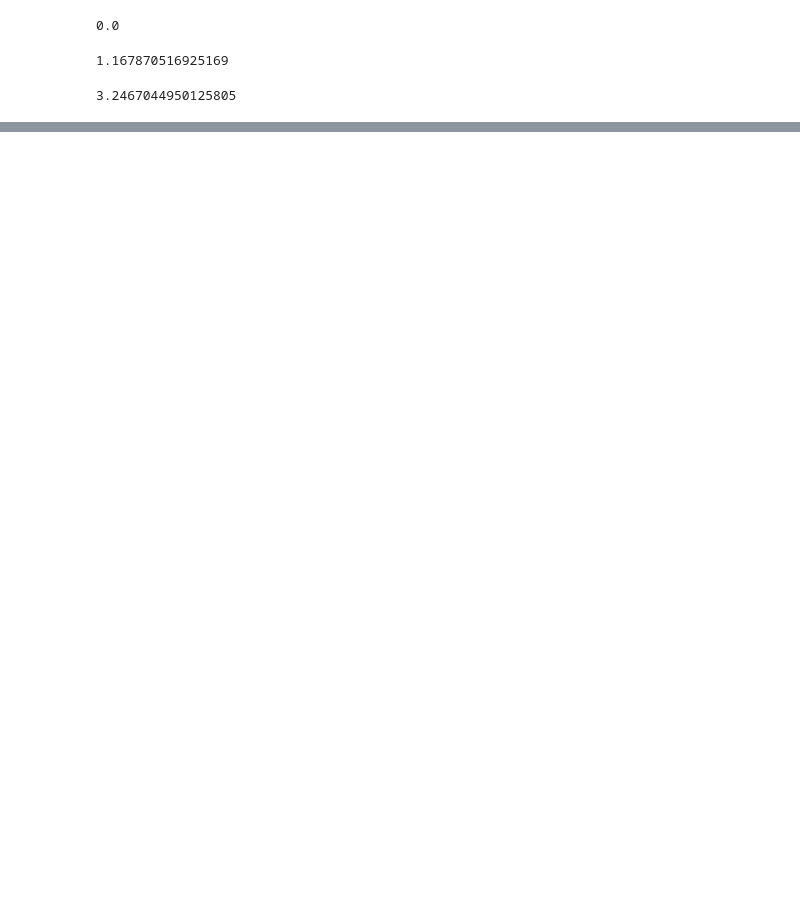
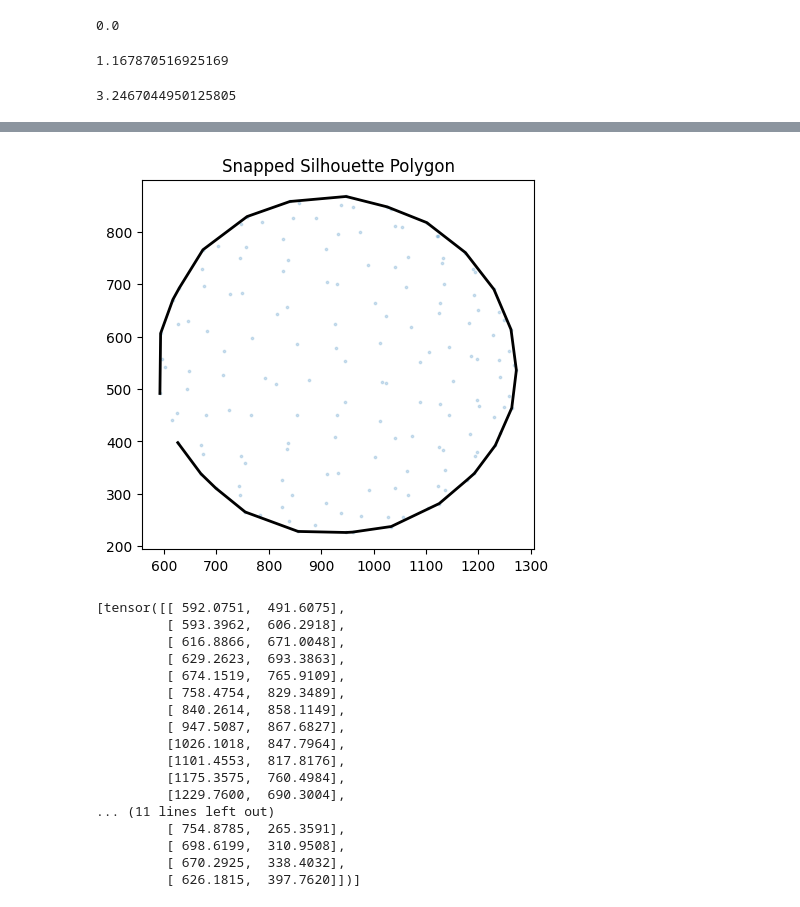
Before and after one commit to jeffreybliang/honours, a Jupyter notebook: src/framework_mesh/oblique.ipynb, the cells around one changed output, grey strips where cells are left out. Drawn from its saved outputs; the diff is of its cells as text; code cells hidden in the pictures; blank space fills up the shorter version.

```diff
--- a/src/framework_mesh/oblique.ipynb
+++ b/src/framework_mesh/oblique.ipynb
@@ -43,0 +275,3 @@ V_total(1, -1, C)
+# %%
+tri_balloon = trimesh.load("/Users/jeffreyliang/Documents/Honours/Blender/torus.obj")
+trimesh.path.polygons.projected(tri_balloon, last[:3], precise=True)
@@ -43,0 +657,24 @@ V_total(1, -1, C)
+# %%
+verts, faces, aux = load_obj("/Users/jeffreyliang/Documents/Honours/honours/src/data/meshes/balloon_2.obj")
+balloon = Meshes(verts=[verts], faces=[faces.verts_idx])
+P = torch.tensor(np.load("/Users/jeffreyliang/Documents/Honours/honours/src/data/sky/cameras/Camera_5_P.npy")).float()
+project_outline_p3d(balloon, P, precise=True)
+# %% [output]
+[figure, added]
+[tensor([[ 592.0751,  491.6075],
+         [ 593.3962,  606.2918],
+         [ 616.8866,  671.0048],
+         [ 629.2623,  693.3863],
+         [ 674.1519,  765.9109],
+         [ 758.4754,  829.3489],
+         [ 840.2614,  858.1149],
+         [ 947.5087,  867.6827],
+         [1026.1018,  847.7964],
+         [1101.4553,  817.8176],
+         [1175.3575,  760.4984],
+         [1229.7600,  690.3004],
+... (11 lines left out)
+         [ 754.8785,  265.3591],
+         [ 698.6199,  310.9508],
+         [ 670.2925,  338.4032],
+         [ 626.1815,  397.7620]])]
```
Also changed, not shown: parts of 13 cells of this notebook.
